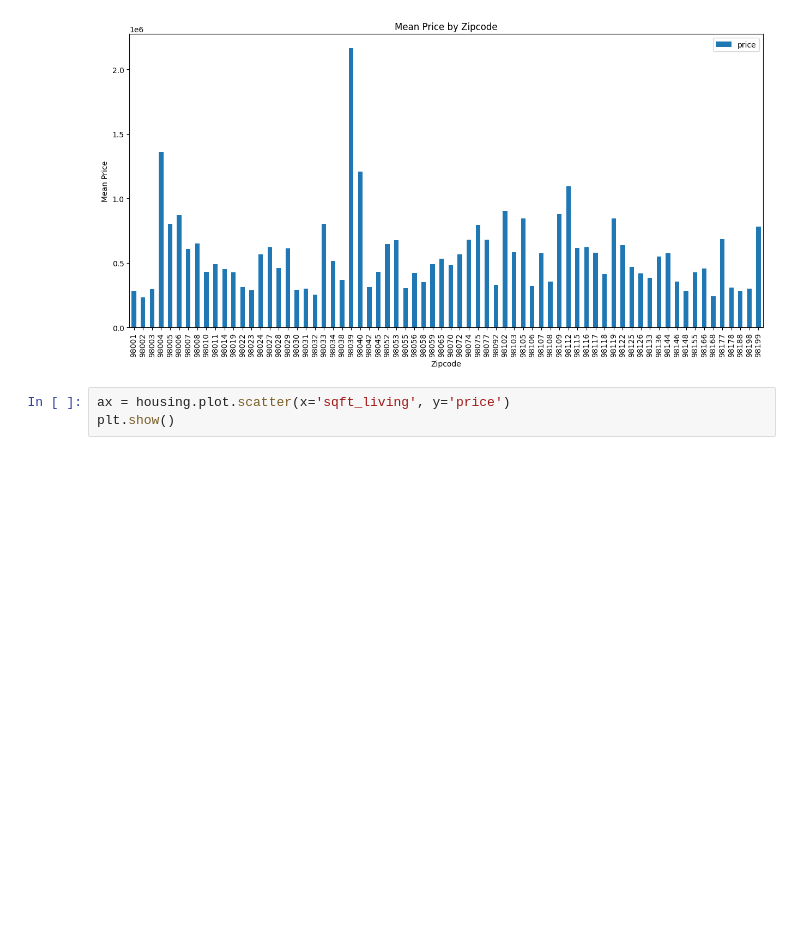
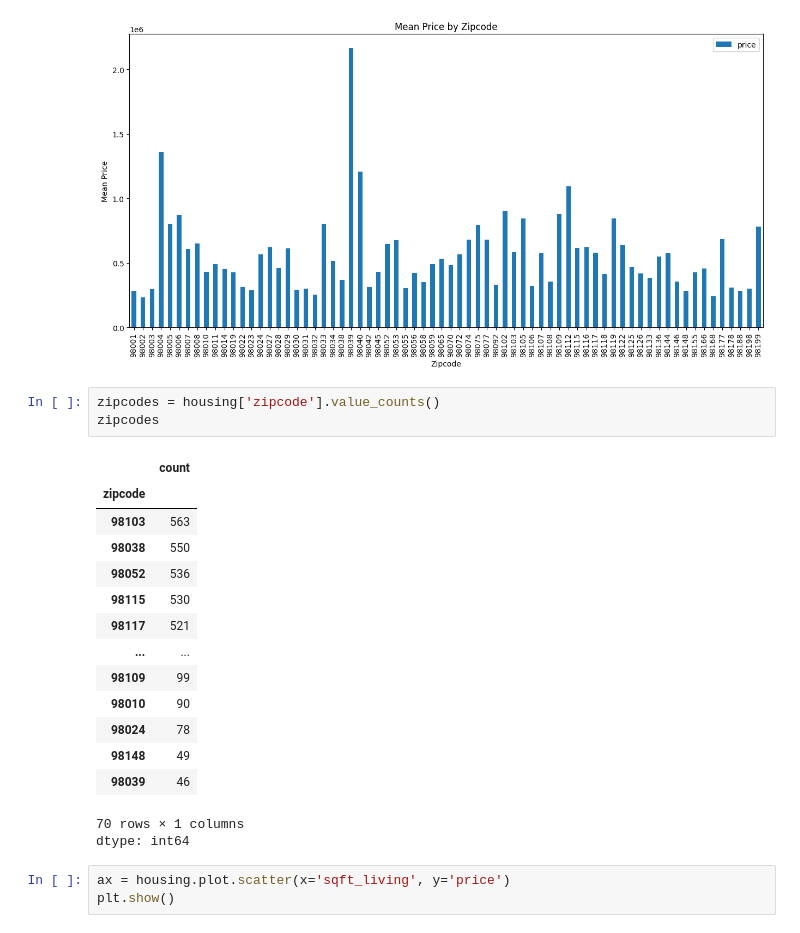
Before and after one commit to SheldonFrank/copilot-codespaces-vscode, a Jupyter notebook: notebooks/starter_housing.ipynb, the cells around one changed output. Saved outputs shown, nothing was run; the diff lists cells and outputs as text; blank space fills up the shorter version.

```diff
--- a/notebooks/starter_housing.ipynb
+++ b/notebooks/starter_housing.ipynb
@@ -86,6 +86,25 @@ plt.ylabel('Mean Price')
 plt.show()
 # %% [output]
 [figure]
+# %%
+zipcodes = housing['zipcode'].value_counts()
+zipcodes
+# %% [output]
+|  | count |
+| zipcode |  |
+| 98103 | 563 |
+| 98038 | 550 |
+| 98052 | 536 |
+| 98115 | 530 |
+| 98117 | 521 |
+| ... | ... |
+| 98109 | 99 |
+| 98010 | 90 |
+| 98024 | 78 |
+| 98148 | 49 |
+| 98039 | 46 |
+70 rows × 1 columns
+dtype: int64
 # %%
 ax = housing.plot.scatter(x='sqft_living', y='price')
 plt.show()
```
Also changed, not shown: parts of 2 cells of this notebook.
